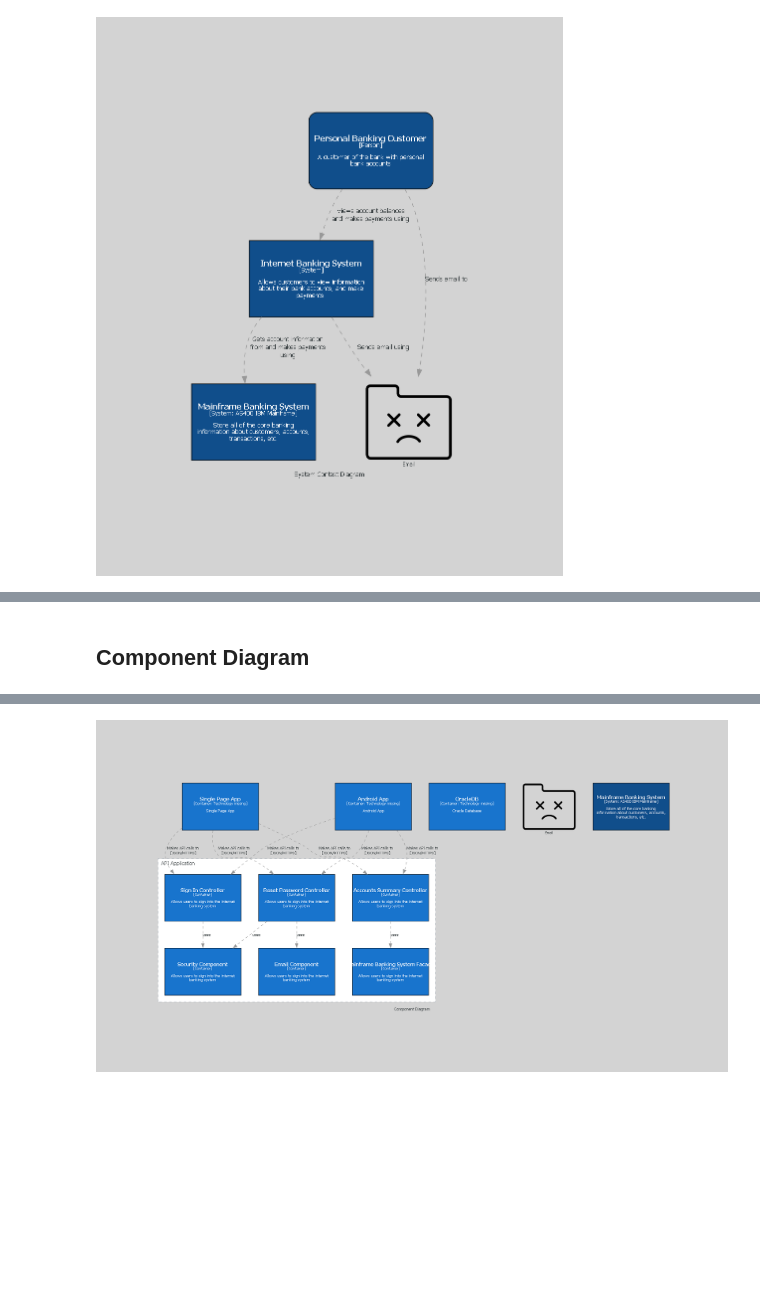
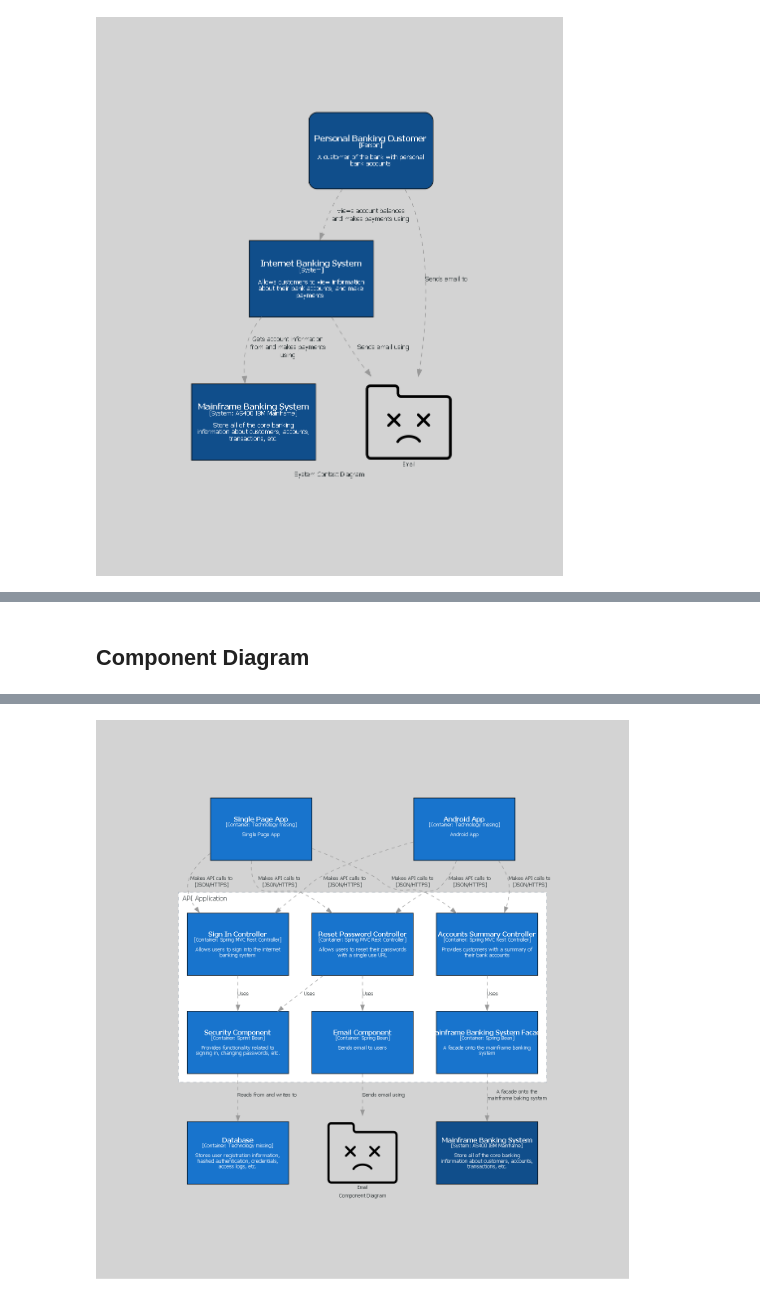
Before and after one commit to 7ft10/C4ArchitectureExamples, a Jupyter notebook: C4_Architecture_Examples.ipynb, the cells around one changed output, grey strips where cells are left out. Drawn from its saved outputs; the diff is of its cells as text; code cells hidden in the pictures; blank space fills up the shorter version.

Commit message:
Basic diagrams done

```diff
--- a/C4_Architecture_Examples.ipynb
+++ b/C4_Architecture_Examples.ipynb
@@ -124,7 +124,7 @@ with Diagram(**settings) as diagram:
     spa = Applications.SPA.Get()
     mobileApp = Applications.MobileApp.Get()
     api = Applications.API.Get()
-    database = Applications.OracleDB.Get()
+    database = Applications.Database.Get()
 
   email = Systems.Email.Get()
   mainframe = Systems.Mainframe.Get()
@@ -148,8 +148,7 @@ display(diagram)
 from IPython.display import display, Markdown
 from diagrams import Diagram
 from diagrams.c4 import SystemBoundary, Relationship, Container
-from diagrams.programming.flowchart import InputOutput
-from _Repository import Personas, Systems, Applications
+from _Repository import Systems, Applications
 
 settings = { **default_settings, **{
   "name": "Component Diagram",
@@ -169,7 +168,7 @@ with Diagram(**settings) as diagram:
     emailComponent = Container("Email Component", "Spring Bean", "Sends email to users")
     mainframeFacade = Container("Mainframe Banking System Facade", "Spring Bean", "A facade onto the mainframe banking system")
 
-  database = Applications.OracleDB.Get()
+  database = Applications.Database.Get()
   email = Systems.Email.Get()
   mainframe = Systems.Mainframe.Get()
 
@@ -192 +191 @@ Warning: node '450befa37bf546bb951013da75a91ad5', graph 'Component Diagram' size
-[figure, old version]
+[figure, new version]
```
Also changed, not shown: parts of 3 cells of this notebook.
